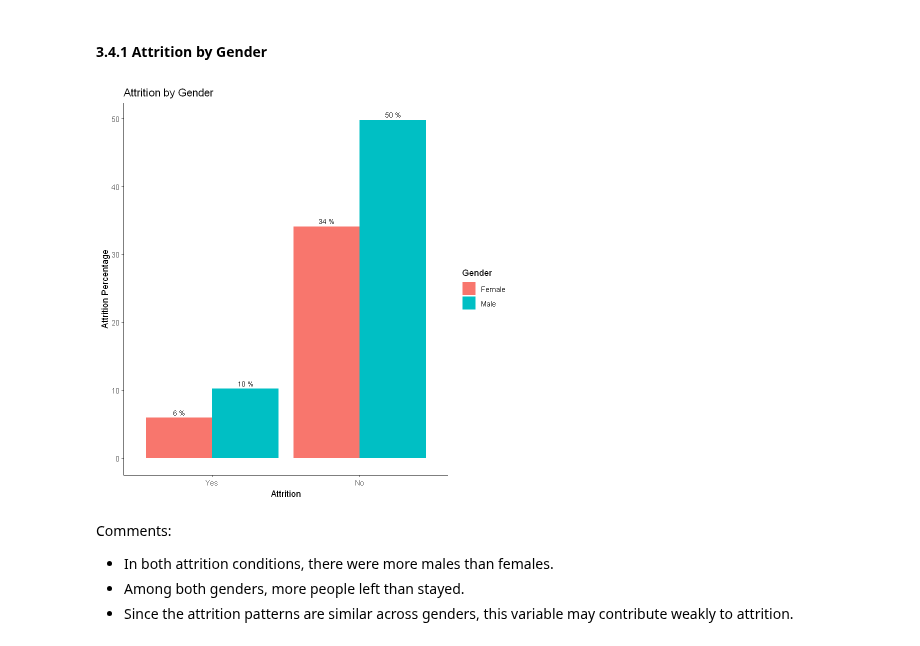
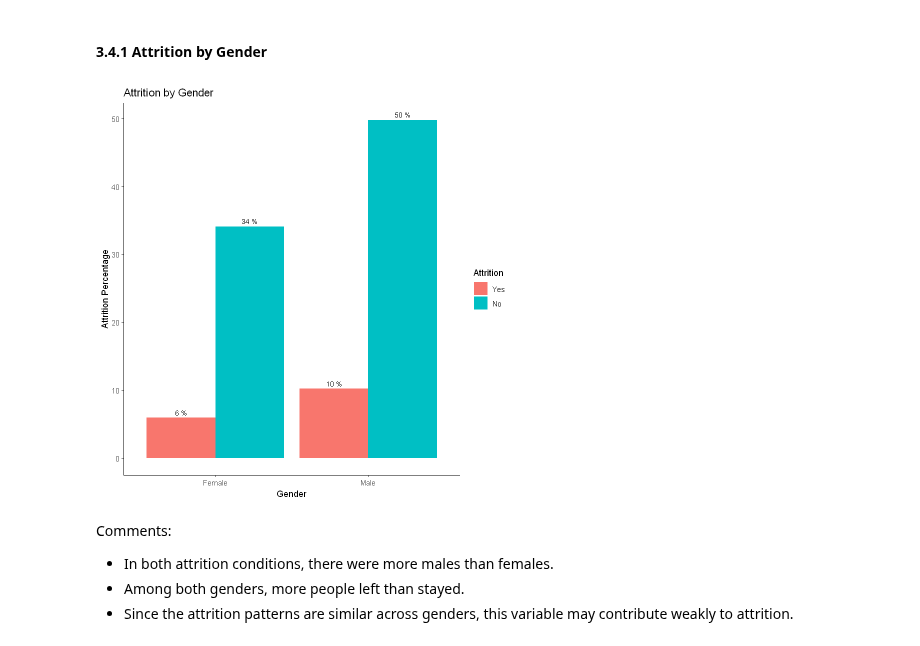
Before and after one commit to svarong-port/data-analytics-projects, a Jupyter notebook: ibm_hr_employee_attrition/hr_employee_attrition_code.ipynb, the cells around one changed output. Saved outputs shown, nothing was run; the diff lists cells and outputs as text; code cells hidden in the pictures.

```diff
--- a/ibm_hr_employee_attrition/hr_employee_attrition_code.ipynb
+++ b/ibm_hr_employee_attrition/hr_employee_attrition_code.ipynb
@@ -601,39 +543,39 @@ hr_cleaned |>
   ## Count the number of observations
   summarise(Count = n(), .groups = "drop") |>
 
   ## Group by gender
   mutate(Percent = Count / sum(Count) * 100) |>
 
   ## Ungroup
   ungroup() |>
 
   ## Aesthetic mapping
-  ggplot(aes(x = Attrition,
+  ggplot(aes(x = Gender,
              y = Percent,
-             fill = Gender)) +
+             fill = Attrition)) +
 
   ## Call on bar plot
   geom_col(position = "dodge") +
 
   ## Add percent text
   geom_text(aes(label = paste(round(Percent, 0), "%")),
             position = position_dodge(width = 0.9),
             vjust = -0.5,
             size = 3) +
 
   ## Add text elements
   labs(title = "Attrition by Gender",
-       x = "Attrition",
+       x = "Gender",
        y = "Attrition Percentage",
-       fill = "Gender") +
+       fill = "Attrition") +
 
   ## Adjust x scale
   scale_x_discrete() +
 
-  ## Adjust theme to classic for easy viewing
+  ### Adjust theme to classic for easy viewing
   theme_classic()
 # %% [output]
-[figure, old version]
+[figure, new version]
 # %% [markdown]
 Comments:
 - In both attrition conditions, there were more males than females.
```
Also changed, not shown: parts of 74 cells of this notebook.
